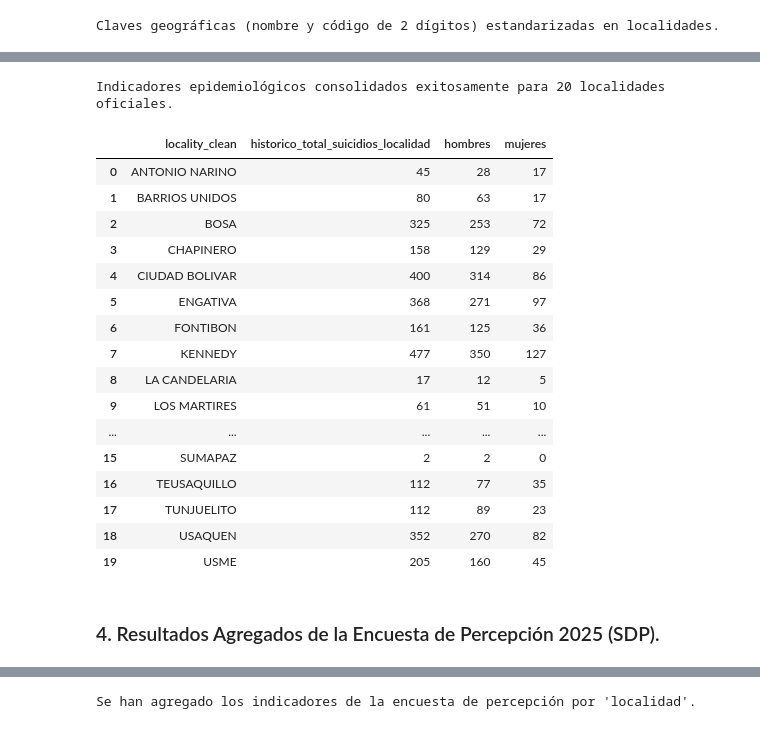
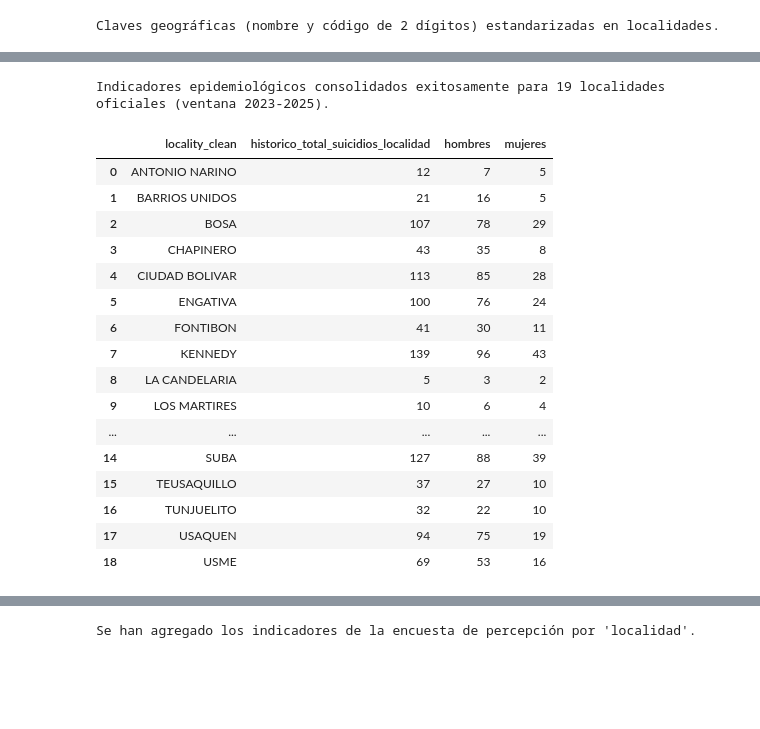
Before and after one commit to ILuuI/datajam-2026-mental-health-bogota, a Jupyter notebook: notebooks/001_pre_processing.ipynb, the cells around one changed output, grey strips where cells are left out. Saved outputs shown, nothing was run; the diff lists cells and outputs as text; code cells hidden in the pictures; blank space fills up the shorter version.

```diff
--- a/notebooks/001_pre_processing.ipynb
+++ b/notebooks/001_pre_processing.ipynb
@@ -47,0 +73,10 @@ Mounted at /content/drive
+# %%
+PROJECT_NAME = "prueba" # Indique el nombre de la carpeta donde se migrará los archivos que se clonarán del repositorio
+
+REPO_URL = "https://github.com/ILuuI/datajam-2026-mental-health-bogota.git"
+BRANCH = "main"
+PROJECT_PATH = f"/content/drive/MyDrive/{PROJECT_NAME}/"
+TMP_CLONE_PATH = "/content/repo_min"
+
+NOTEBOOKS_PATH = os.path.join(PROJECT_PATH, "notebooks")
+RAW_ZIPS_PATH = os.path.join(PROJECT_PATH, "data", "raw_zips")
@@ -47,0 +165,8 @@ Mounted at /content/drive
+# %%
+print(f"\nEstado final del proyecto en: {PROJECT_PATH}")
+for root, dirs, files in os.walk(PROJECT_PATH):
+    level = root.replace(str(PROJECT_PATH), "").count(os.sep)
+    indent = "  " * level
+    print(f"{indent}{os.path.basename(root)}/")
+    for f in files:
+        print(f"{indent}  {f}")
@@ -96,9 +231,7 @@ All OK
 Creación de función auxiliar para detectar de forma automática la codificación y el delimitador de cada archivo de extensión ".csv".
 # %%
 def load_district_csv(filepath: str) -> pd.DataFrame:
-    """
-    Carga archivos CSV comprobando las codificaciones y los delimitadores estándar de los datos públicos colombianos
-    """
+    """Carga archivos CSV comprobando las codificaciones y los delimitadores estándar de los datos públicos colombianos."""
     encodings = ["latin1", "utf-8-sig", "utf-8", "cp1252"]
     delimiters = [";", ","]
 
@@ -234,13 +500,14 @@ Claves geográficas (nombre y código de 2 dígitos) estandarizadas en localidad
 # %%
 suicide_df = completed_suicide_df.copy()
 
-# 3.1 Identificación de columnas de localidad y sexo en los microdatos
+# 3.1 Identificación de columnas de localidad, sexo y año en los microdatos
 loc_col = [
     c
     for c in suicide_df.columns
     if "LOC" in c.upper() or "MUNICIPIO" in c.upper()
 ][0]
 sex_col = [c for c in suicide_df.columns if "SEX" in c.upper()][0]
+year_col = [c for c in suicide_df.columns if "ANO" in c.upper()][0]
 
 # 3.2 Extracción del código numérico de 2 dígitos de la localidad para posterior estandarización
 suicide_df["locality_code"] = (
@@ -252,55 +519,57 @@ loc_mapping = dict(
     zip(localities_gdf["locality_code"], localities_gdf["locality_clean"])
 )
 suicide_df["locality_clean"] = suicide_df["locality_code"].map(loc_mapping)
 
-# Aplicación de filtro unicamente a las 20 localidades oficiales validas de Bogotá
+# 3.4 Filtro de la ventana de análisis (2023-2025), consistente con el resto del estudio
+suicide_df["year"] = pd.to_numeric(suicide_df[year_col], errors="coerce")
+suicide_df = suicide_df[suicide_df["year"].between(2023, 2025)]
+
+# Aplicación de filtro únicamente a las 20 localidades oficiales válidas de Bogotá
 suicide_clean_df = suicide_df[suicide_df["locality_clean"].notna()].copy()
 
-# 3.4 Conteo total de eventos por localidad
+# 3.5 Conteo total de eventos por localidad (ya restringido a 2023-2025)
 suicide_summary_df = (
     suicide_clean_df.groupby("locality_clean")
     .size()
     .reset_index(name="historico_total_suicidios_localidad")
 )
 
-# 3.5 Tabulación cruzada por Sexo
+# 3.6 Tabulación cruzada por Sexo
 sex_pivot_df = (
     pd.crosstab(
         suicide_clean_df["locality_clean"], suicide_clean_df[sex_col]
     )
     .reset_index()
     .rename_axis(None, axis=1)
     .rename(columns={
         "Hombre": "hombres",
         "Mujer": "mujeres"
-    }) # Estandarización a minúsculas, al igual que el resto de nombre de columnas
+    })
 )
 
-# 3.6 Consolidación de la tabla epidemiológica final
+# 3.7 Consolidación de la tabla epidemiológica final
 epidemiological_summary_df = suicide_summary_df.merge(
     sex_pivot_df, on="locality_clean", how="left"
 )
 
-print(f"Indicadores epidemiológicos consolidados exitosamente para {len(epidemiological_summary_df)} localidades oficiales.")
+print(f"Indicadores epidemiológicos consolidados exitosamente para {len(epidemiological_summary_df)} localidades oficiales (ventana 2023-2025).")
 epidemiological_summary_df.head(20)
 # %% [output]
-Indicadores epidemiológicos consolidados exitosamente para 20 localidades oficiales.
+Indicadores epidemiológicos consolidados exitosamente para 19 localidades oficiales (ventana 2023-2025).
 |  | locality_clean | historico_total_suicidios_localidad | hombres | mujeres |
-| 0 | ANTONIO NARINO | 45 | 28 | 17 |
-| 1 | BARRIOS UNIDOS | 80 | 63 | 17 |
-| 2 | BOSA | 325 | 253 | 72 |
-| 3 | CHAPINERO | 158 | 129 | 29 |
-| 4 | CIUDAD BOLIVAR | 400 | 314 | 86 |
-| 5 | ENGATIVA | 368 | 271 | 97 |
-| 6 | FONTIBON | 161 | 125 | 36 |
-| 7 | KENNEDY | 477 | 350 | 127 |
-| 8 | LA CANDELARIA | 17 | 12 | 5 |
-| 9 | LOS MARTIRES | 61 | 51 | 10 |
+| 0 | ANTONIO NARINO | 12 | 7 | 5 |
+| 1 | BARRIOS UNIDOS | 21 | 16 | 5 |
+| 2 | BOSA | 107 | 78 | 29 |
+| 3 | CHAPINERO | 43 | 35 | 8 |
+| 4 | CIUDAD BOLIVAR | 113 | 85 | 28 |
+| 5 | ENGATIVA | 100 | 76 | 24 |
+| 6 | FONTIBON | 41 | 30 | 11 |
+| 7 | KENNEDY | 139 | 96 | 43 |
+| 8 | LA CANDELARIA | 5 | 3 | 2 |
+| 9 | LOS MARTIRES | 10 | 6 | 4 |
 | ... | ... | ... | ... | ... |
-| 15 | SUMAPAZ | 2 | 2 | 0 |
-| 16 | TEUSAQUILLO | 112 | 77 | 35 |
-| 17 | TUNJUELITO | 112 | 89 | 23 |
-| 18 | USAQUEN | 352 | 270 | 82 |
-| 19 | USME | 205 | 160 | 45 |
+| 14 | SUBA | 127 | 88 | 39 |
+| 15 | TEUSAQUILLO | 37 | 27 | 10 |
+| 16 | TUNJUELITO | 32 | 22 | 10 |
+| 17 | USAQUEN | 94 | 75 | 19 |
+| 18 | USME | 69 | 53 | 16 |
-# %% [markdown]
-### 4. Resultados Agregados de la Encuesta de Percepción 2025 (SDP).
```
Also changed, not shown: parts of 45 cells of this notebook, 1 other file.
